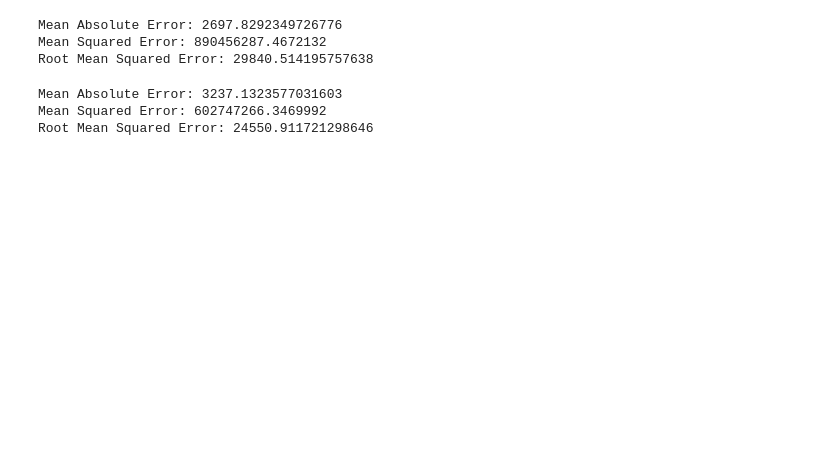
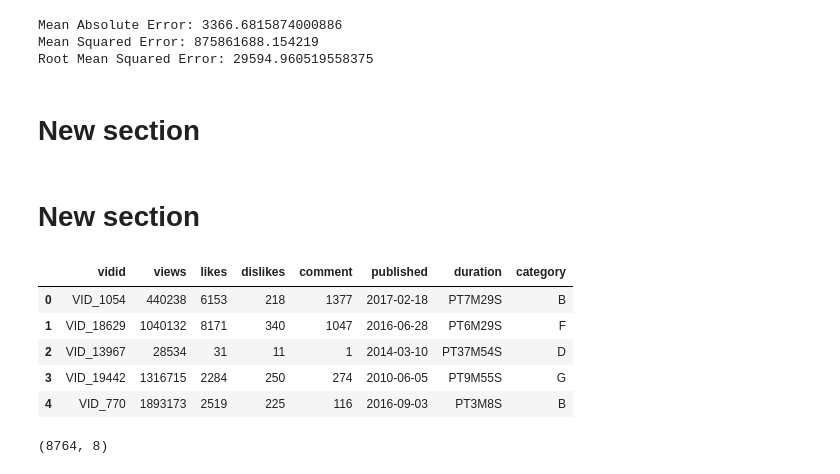
Before and after one commit to Kshi-tish/Youtube-add-Preview, a Jupyter notebook: Youtube_add_preview.ipynb, the cells around one changed output. Drawn from its saved outputs; the diff is of its cells as text; code cells hidden in the pictures; blank space fills up the shorter version.

```diff
--- a/Youtube_add_preview.ipynb
+++ b/Youtube_add_preview.ipynb
@@ -166,9 +196,4 @@ Root Mean Squared Error: 28907.83857573986
 # %%
- #Decision Tree Regressor
-from sklearn.tree import DecisionTreeRegressor
-decision_tree = DecisionTreeRegressor()
-decision_tree.fit(X_train, y_train)
-print_error(X_test,y_test, decision_tree)
 # Random Forest Regressor
 from sklearn.ensemble import RandomForestRegressor
 n_estimators = 200
@@ -179,12 +204,9 @@ random_forest = RandomForestRegressor(n_estimators = n_estimators, max_depth = m
 random_forest.fit(X_train,y_train)
 print_error(X_test,y_test, random_forest)
 # %% [output]
-Mean Absolute Error: 2697.8292349726776
-Mean Squared Error: 890456287.4672132
-Root Mean Squared Error: 29840.514195757638
+Mean Absolute Error: 3366.6815874000886
+Mean Squared Error: 875861688.154219
+Root Mean Squared Error: 29594.960519558375
-Mean Absolute Error: 3237.1323577031603
-Mean Squared Error: 602747266.3469992
-Root Mean Squared Error: 24550.911721298646
 # %%
 # Artificial Neural Network
 import keras
@@ -198,9 +220,34 @@ Dense(1)
 optimizer=keras.optimizers.Adam()
 loss=keras.losses.mean_squared_error
 ann.compile(optimizer=optimizer,loss=loss,metrics=["mean_squared_error"])
+# %% [markdown]
+# New section
 # %%
 #Saving Scikitlearn models
 import joblib
 joblib.dump(decision_tree, "decisiontree_youtubeadview.pkl")
 # Saving Keras Artificial Neural Network model
 ann.save("ann_youtubeadview.h5")
+# %% [markdown]
+# New section
+# %%
+import numpy as np
+import pandas as pd
+import matplotlib.cm as cm
+import matplotlib.pyplot as plt
+# Importing data
+#path = "train.csv" # Put path of your folder of your data if it's not in the same folder
+
+data_test = pd.read_csv("/content/test.csv.csv")
+data_test.head()
+# %% [output]
+|  | vidid | views | likes | dislikes | comment | published | duration | category |
+| 0 | VID_1054 | 440238 | 6153 | 218 | 1377 | 2017-02-18 | PT7M29S | B |
+| 1 | VID_18629 | 1040132 | 8171 | 340 | 1047 | 2016-06-28 | PT6M29S | F |
+| 2 | VID_13967 | 28534 | 31 | 11 | 1 | 2014-03-10 | PT37M54S | D |
+| 3 | VID_19442 | 1316715 | 2284 | 250 | 274 | 2010-06-05 | PT9M55S | G |
+| 4 | VID_770 | 1893173 | 2519 | 225 | 116 | 2016-09-03 | PT3M8S | B |
+# %%
+data_test.shape
+# %% [output]
+(8764, 8)
```
Also changed, not shown: parts of 22 cells of this notebook.
